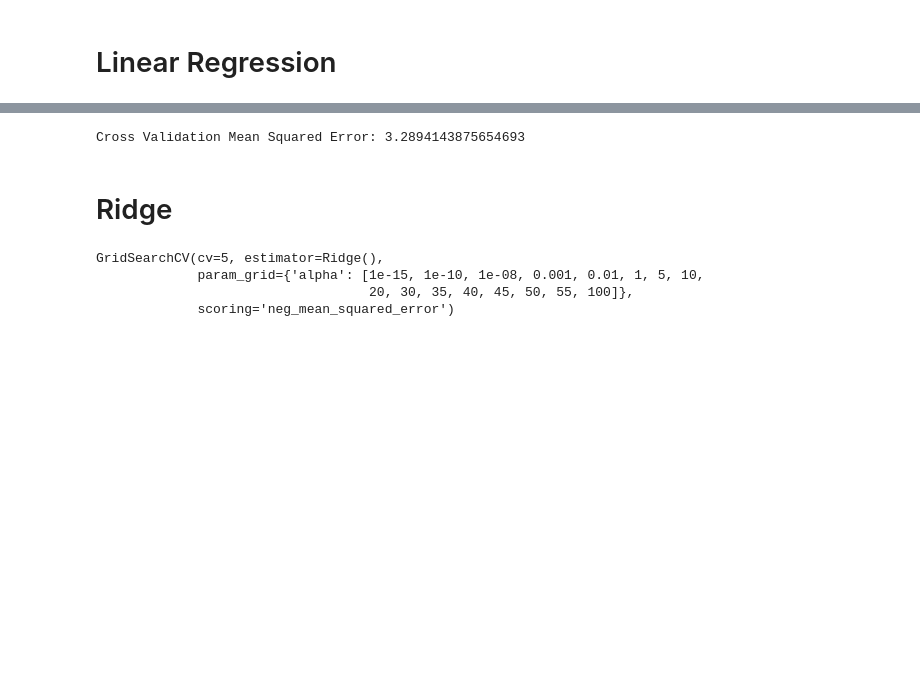
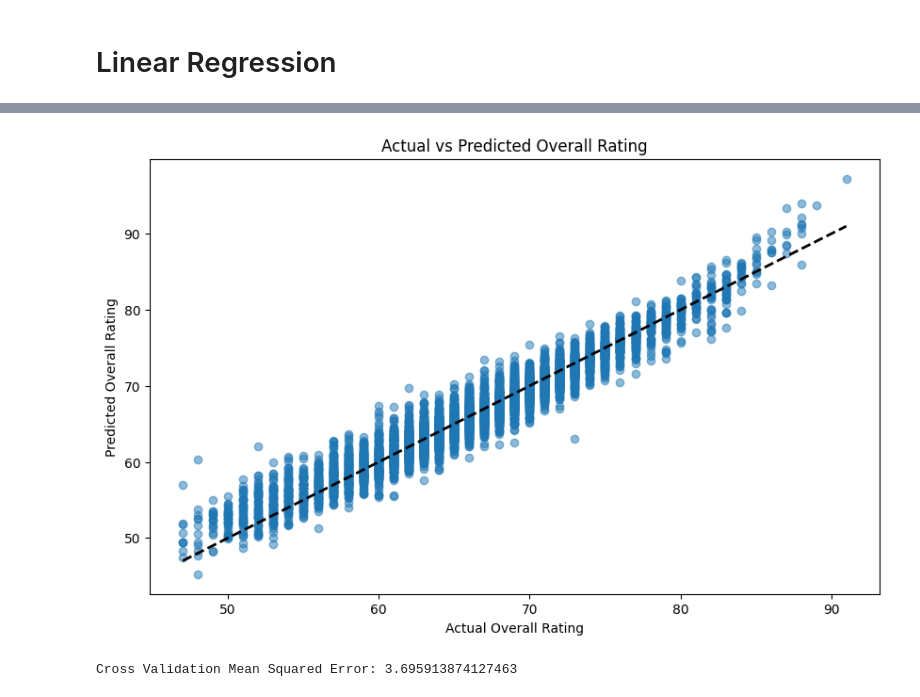
Before and after one commit to nttrung612/Football_Players_Rating_Prediction, a Jupyter notebook: lr.ipynb, the cells around one changed output, grey strips where cells are left out. Drawn from its saved outputs; the diff is of its cells as text; code cells hidden in the pictures; blank space fills up the shorter version.

```diff
--- a/lr.ipynb
+++ b/lr.ipynb
@@ -30,3 +36,15 @@ def evaluate_model(y_train, y_train_pred, y_test, y_pred):
 from sklearn.pipeline import Pipeline
 from sklearn.model_selection import cross_val_score
 from sklearn.preprocessing import StandardScaler
+# %%
+pipeline = Pipeline([
+    ('scaler', StandardScaler()),
+    ('linear_regression', LinearRegression())
+])
+
+pipeline.fit(X_train, y_train)
+
+y_train_pred = pipeline.predict(X_train)
+y_pred = pipeline.predict(X_test)
+
+evaluate_model(y_train, y_train_pred, y_test, y_pred)
@@ -95,0 +134,12 @@ R2: 0.9310238937490932
+# %%
+import matplotlib.pyplot as plt
+
+plt.figure(figsize=(10, 6))
+plt.scatter(y_test, y_pred, alpha=0.5)
+plt.plot([y_test.min(), y_test.max()], [y_test.min(), y_test.max()], 'k--', lw=2)
+plt.xlabel('Actual Overall Rating')
+plt.ylabel('Predicted Overall Rating')
+plt.title('Actual vs Predicted Overall Rating')
+plt.show()
+# %% [output]
+[figure, added]
@@ -96,9 +148,7 @@ R2: 0.9310238937490932
 # %%
 from sklearn.model_selection import cross_val_score
 
-scores = cross_val_score(model, X_train, y_train, cv=5, scoring='neg_mean_squared_error')
+scores = cross_val_score(model, X, y, cv=10, scoring='neg_mean_squared_error')
 print('Cross Validation Mean Squared Error:', -scores.mean())
 # %% [output]
-Cross Validation Mean Squared Error: 3.2894143875654693
+Cross Validation Mean Squared Error: 3.695913874127463
-# %% [markdown]
-# Ridge
@@ -108,10 +154,0 @@ from sklearn.model_selection import GridSearchCV
-# %%
-RidgeRegression = Ridge()
-hyperParameters = {'alpha':[1e-15,1e-10,1e-8,1e-3,1e-2,1,5,10,20,30,35,40,45,50,55,100]}
-ridgeRegressor = GridSearchCV(RidgeRegression, hyperParameters, scoring='neg_mean_squared_error', cv=5)
-ridgeRegressor.fit(X_train,y_train)
-# %% [output]
-GridSearchCV(cv=5, estimator=Ridge(),
-             param_grid={'alpha': [1e-15, 1e-10, 1e-08, 0.001, 0.01, 1, 5, 10,
-                                   20, 30, 35, 40, 45, 50, 55, 100]},
-             scoring='neg_mean_squared_error')
```
Also changed, not shown: parts of 20 cells of this notebook.
